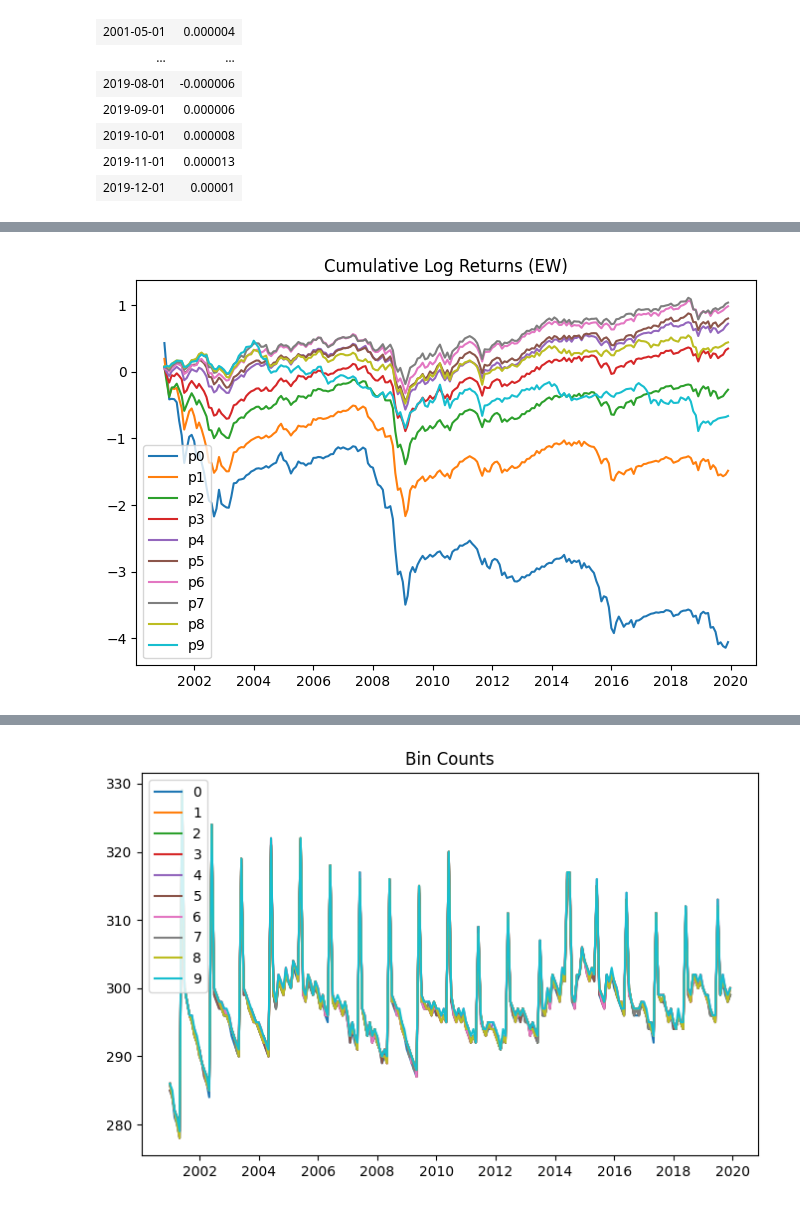
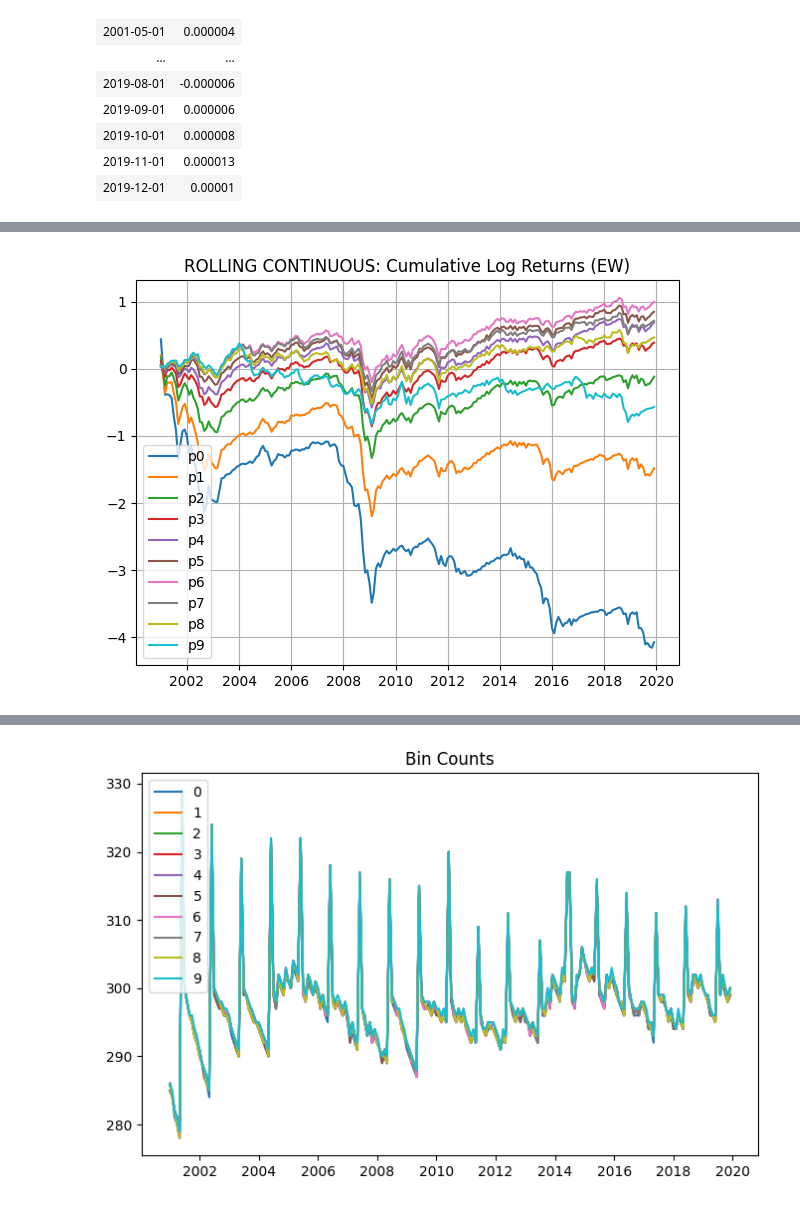
Before and after one commit to rvance1/factor-momentum, a Jupyter notebook: notebooks/backtest-plots.ipynb, the cells around one changed output, grey strips where cells are left out. Drawn from its saved outputs; the diff is of its cells as text; code cells hidden in the pictures.

Commit message:
added rolling dicrete

```diff
--- a/notebooks/backtest-plots.ipynb
+++ b/notebooks/backtest-plots.ipynb
@@ -7,7 +10,9 @@ from factor_momentum import assetspace_signal_monthly
+# %%
+TYPE = 'rolling continuous'
 # %%
 start = dt.date(2000,1,1)
 end = dt.date(2020,1,1)
 
-monthly_signal = assetspace_signal_monthly(start=start, end=end, type='rolling')
+monthly_signal = assetspace_signal_monthly(start=start, end=end, type=TYPE)
 monthly_signal
 # %% [output]
@@ -104,7 +107,13 @@ shape: (228, 11)
 # %%
-def plot_deciles(df, name, cum_sum=True):
-    plt.figure(figsize=(8, 5))
+plt.style.use('default')
+
+def plot_deciles(df, name, cum_sum=True, long=False):
+    if long:
+        plt.figure(figsize=(12, 3))
+    else:
+        plt.figure(figsize=(7, 5))
     plt.title(name)
+    plt.grid(True)
     dates = df['month']
 
     for i in range(10):
@@ -116,6 +125,6 @@ def plot_deciles(df, name, cum_sum=True):
     plt.legend()
     plt.show()
 # %%
-plot_deciles(ports_ew, "Cumulative Log Returns (EW)")
+plot_deciles(ports_ew, f"{TYPE.upper()}: Cumulative Log Returns (EW)")
 # %% [output]
-[figure, old version]
+[figure, new version]
```
Also changed, not shown: parts of 7 cells of this notebook, 2 other files.
